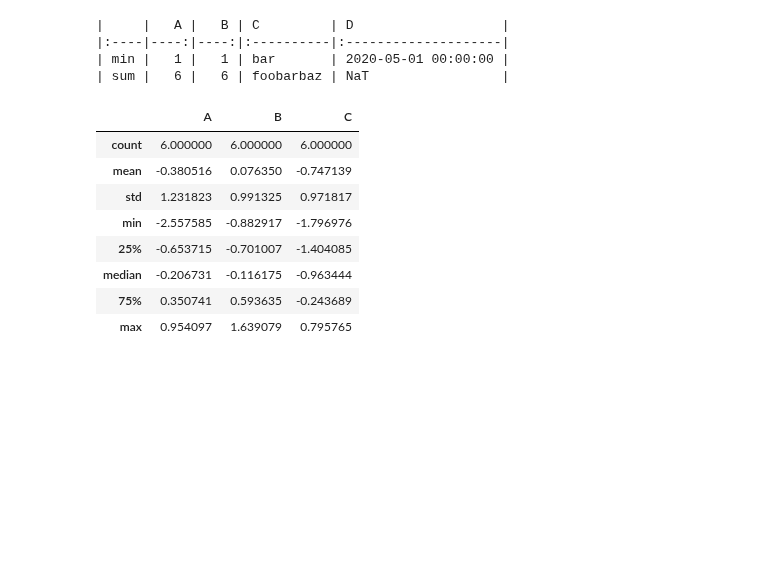
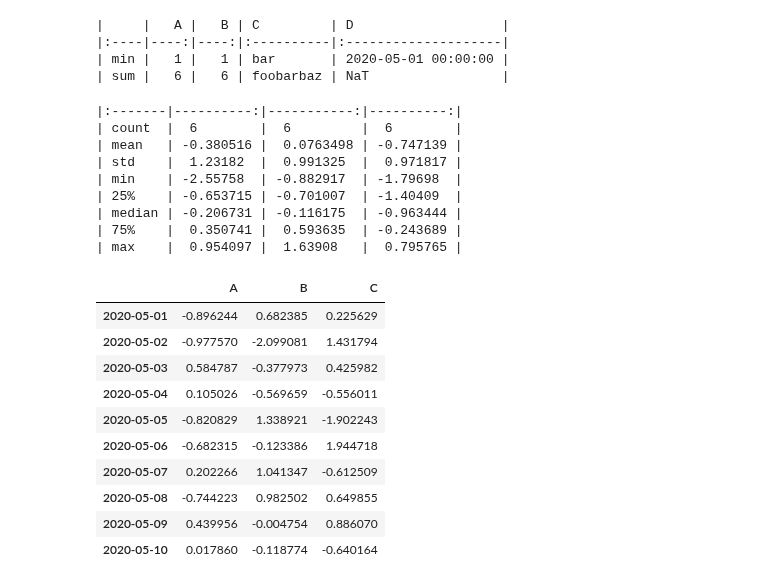
Before and after one commit to galaxy1014/ML_module_summary, a Jupyter notebook: Pandas/Basic Function/Basic Functionality.ipynb, the cells around one changed output. Drawn from its saved outputs; the diff is of its cells as text; code cells hidden in the pictures; blank space fills up the shorter version.

```diff
--- a/Pandas/Basic Function/Basic Functionality.ipynb
+++ b/Pandas/Basic Function/Basic Functionality.ipynb
@@ -1285,14 +1285,30 @@ q_25 = partial(pd.Series.quantile, q=0.25)
 q_25.__name__ = '25%'
 q_75 = partial(pd.Series.quantile, q=0.75)
 q_75.__name__ = '75%'
-tsdf.agg(['count','mean','std','min',q_25,'median',q_75,'max'])
+print(tsdf.agg(['count','mean','std','min',q_25,'median',q_75,'max']).to_markdown())
 # %% [output]
-|  | A | B | C |
-| count | 6.000000 | 6.000000 | 6.000000 |
-| mean | -0.380516 | 0.076350 | -0.747139 |
-| std | 1.231823 | 0.991325 | 0.971817 |
-| min | -2.557585 | -0.882917 | -1.796976 |
-| 25% | -0.653715 | -0.701007 | -1.404085 |
-| median | -0.206731 | -0.116175 | -0.963444 |
-| 75% | 0.350741 | 0.593635 | -0.243689 |
-| max | 0.954097 | 1.639079 | 0.795765 |
+|:-------|----------:|-----------:|----------:|
+| count  |  6        |  6         |  6        |
+| mean   | -0.380516 |  0.0763498 | -0.747139 |
+| std    |  1.23182  |  0.991325  |  0.971817 |
+| min    | -2.55758  | -0.882917  | -1.79698  |
+| 25%    | -0.653715 | -0.701007  | -1.40409  |
+| median | -0.206731 | -0.116175  | -0.963444 |
+| 75%    |  0.350741 |  0.593635  | -0.243689 |
+| max    |  0.954097 |  1.63908   |  0.795765 |
+# %%
+tsdf = pd.DataFrame(np.random.randn(10, 3), columns=['A','B','C'],
+                   index=pd.date_range('20200501', periods=10))
+tsdf
+# %% [output]
+|  | A | B | C |
+| 2020-05-01 | -0.896244 | 0.682385 | 0.225629 |
+| 2020-05-02 | -0.977570 | -2.099081 | 1.431794 |
+| 2020-05-03 | 0.584787 | -0.377973 | 0.425982 |
+| 2020-05-04 | 0.105026 | -0.569659 | -0.556011 |
+| 2020-05-05 | -0.820829 | 1.338921 | -1.902243 |
+| 2020-05-06 | -0.682315 | -0.123386 | 1.944718 |
+| 2020-05-07 | 0.202266 | 1.041347 | -0.612509 |
+| 2020-05-08 | -0.744223 | 0.982502 | 0.649855 |
+| 2020-05-09 | 0.439956 | -0.004754 | 0.886070 |
+| 2020-05-10 | 0.017860 | -0.118774 | -0.640164 |
```
Also changed, not shown: parts of 10 cells of this notebook, 1 other file.
